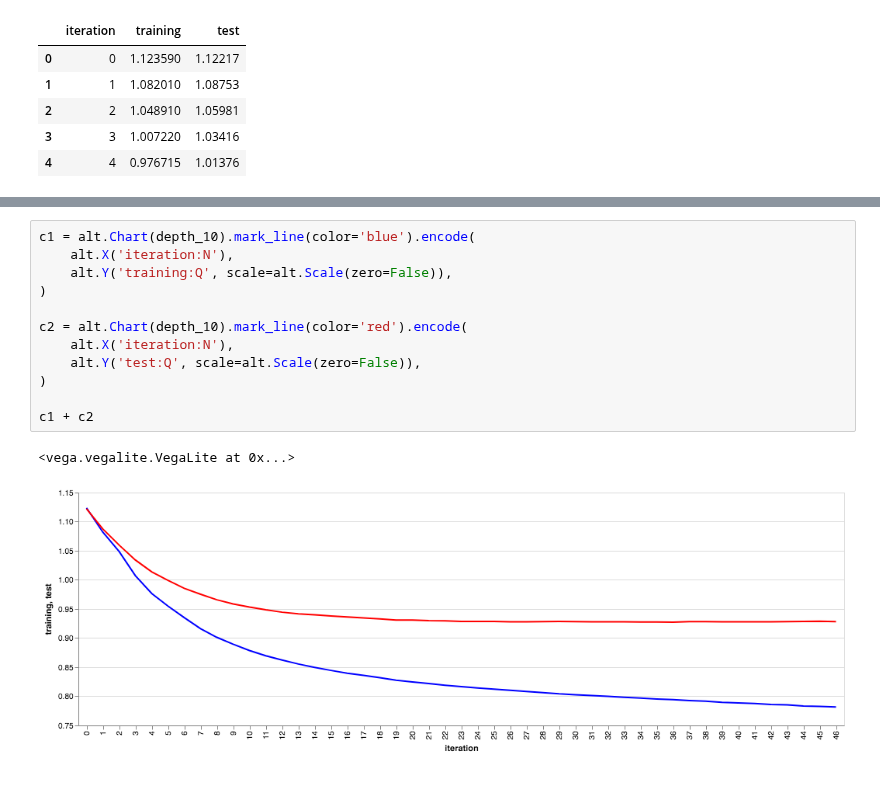
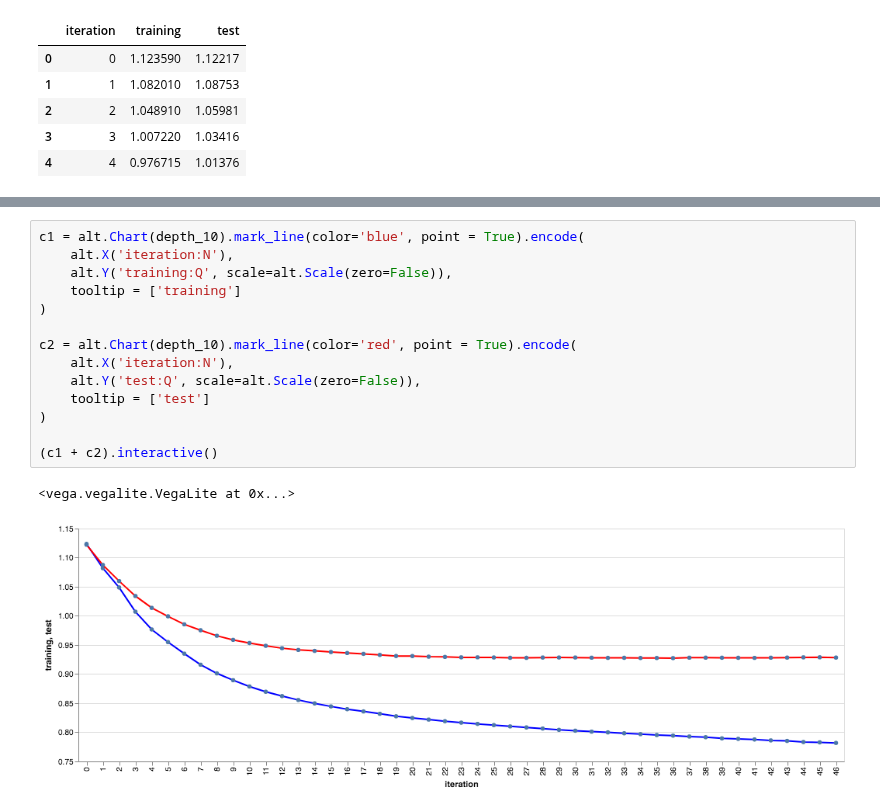
Before and after one commit to sarthakbatragatech/100-Days-of-ML, a Jupyter notebook: Hyperparameter-Tuning/Visualizing-Overfitting.ipynb, the cells around one changed output, grey strips where cells are left out. Drawn from its saved outputs; the diff is of its cells as text.

```diff
--- a/Hyperparameter-Tuning/Visualizing-Overfitting.ipynb
+++ b/Hyperparameter-Tuning/Visualizing-Overfitting.ipynb
@@ -22,15 +42,17 @@ depth_10.head()
 # %%
-c1 = alt.Chart(depth_10).mark_line(color='blue').encode(
+c1 = alt.Chart(depth_10).mark_line(color='blue', point = True).encode(
     alt.X('iteration:N'),
     alt.Y('training:Q', scale=alt.Scale(zero=False)),
+    tooltip = ['training']
 )
 
-c2 = alt.Chart(depth_10).mark_line(color='red').encode(
+c2 = alt.Chart(depth_10).mark_line(color='red', point = True).encode(
     alt.X('iteration:N'),
     alt.Y('test:Q', scale=alt.Scale(zero=False)),
+    tooltip = ['test']
 )
 
-c1 + c2
+(c1 + c2).interactive()
 # %% [output]
 <vega.vegalite.VegaLite at 0x...>
-[figure, old version]
+[figure, new version]
```
Also changed, not shown: parts of 7 cells of this notebook, 1 other file.
